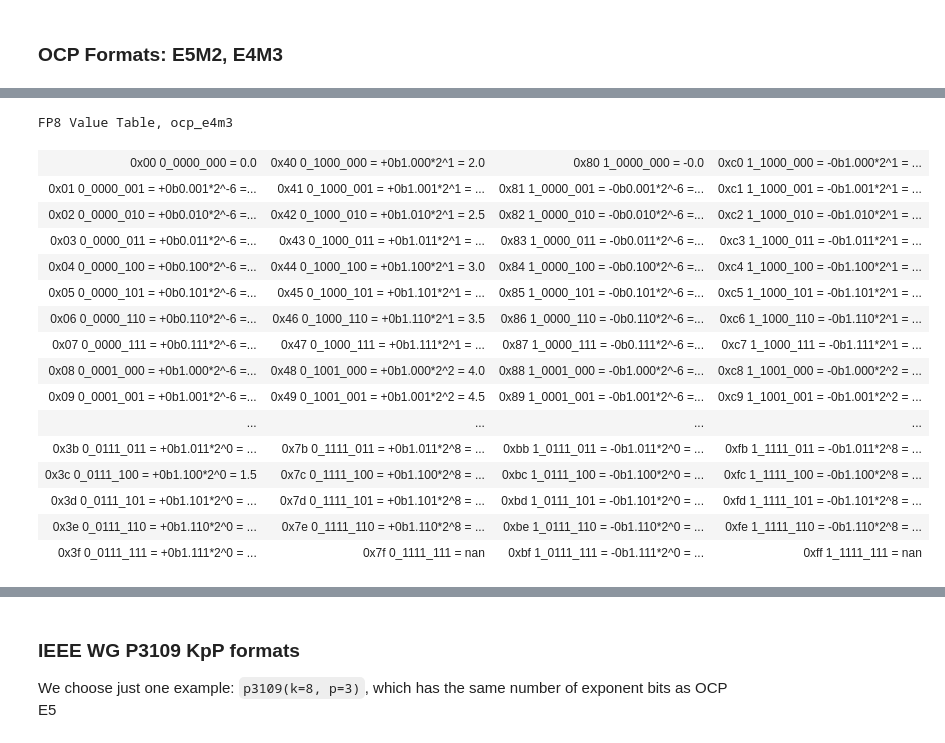
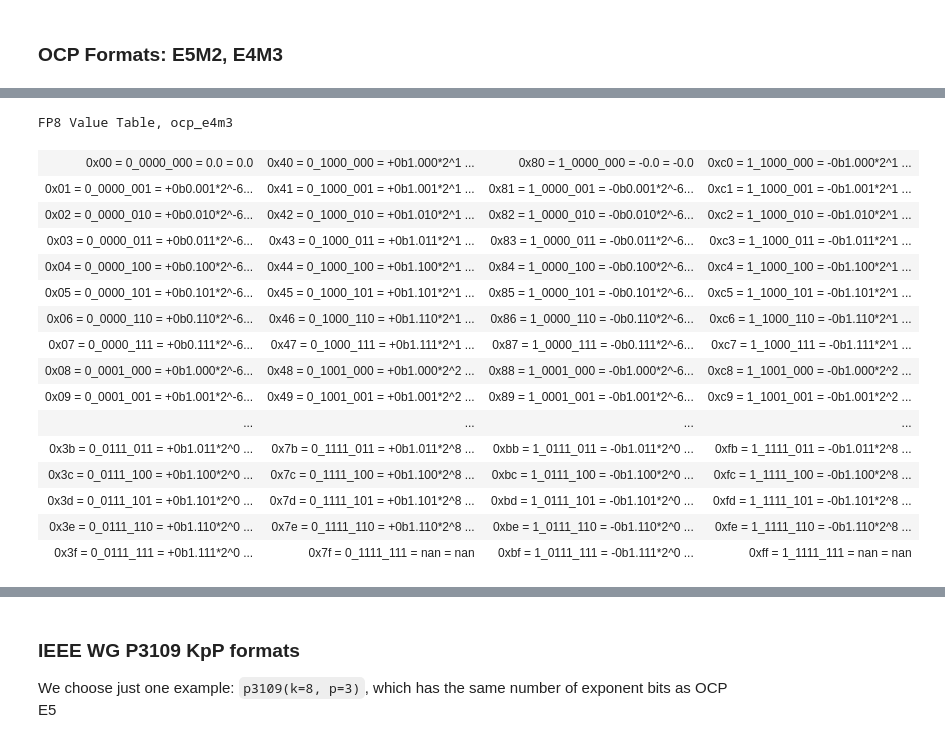
Before and after one commit to awf/gc-gfloat, a Jupyter notebook: docs/source/03-value-tables.ipynb, the cells around one changed output, grey strips where cells are left out. Drawn from its saved outputs; the diff is of its cells as text; code cells hidden in the pictures.

```diff
--- a/docs/source/03-value-tables.ipynb
+++ b/docs/source/03-value-tables.ipynb
@@ -457,20 +561,31 @@ FP8 Value Table, ocp_e5m2
 # %%
-HTML(mktbl(format_info_ocp_e4m3, cols=4, skip_rows=range(0x10, 0x30), vs_width=8, vs_d=5))
+HTML(
+    airdoc(
+        *mktbl(
+            Airium(),
+            format_info_ocp_e4m3,
+            skip_rows=range(0x10, 0x30),
+            cols=4,
+            width=8,
+            d=3,
+        )
+    )
+)
 # %% [output]
 FP8 Value Table, ocp_e4m3
-| 0x00 0_0000_000 = 0.0 | 0x40 0_1000_000 = +0b1.000*2^1 = 2.0 | 0x80 1_0000_000 = -0.0 | 0xc0 1_1000_000 = -0b1.000*2^1 = ... |
-| 0x01 0_0000_001 = +0b0.001*2^-6 =... | 0x41 0_1000_001 = +0b1.001*2^1 = ... | 0x81 1_0000_001 = -0b0.001*2^-6 =... | 0xc1 1_1000_001 = -0b1.001*2^1 = ... |
-| 0x02 0_0000_010 = +0b0.010*2^-6 =... | 0x42 0_1000_010 = +0b1.010*2^1 = 2.5 | 0x82 1_0000_010 = -0b0.010*2^-6 =... | 0xc2 1_1000_010 = -0b1.010*2^1 = ... |
-| 0x03 0_0000_011 = +0b0.011*2^-6 =... | 0x43 0_1000_011 = +0b1.011*2^1 = ... | 0x83 1_0000_011 = -0b0.011*2^-6 =... | 0xc3 1_1000_011 = -0b1.011*2^1 = ... |
-| 0x04 0_0000_100 = +0b0.100*2^-6 =... | 0x44 0_1000_100 = +0b1.100*2^1 = 3.0 | 0x84 1_0000_100 = -0b0.100*2^-6 =... | 0xc4 1_1000_100 = -0b1.100*2^1 = ... |
-| 0x05 0_0000_101 = +0b0.101*2^-6 =... | 0x45 0_1000_101 = +0b1.101*2^1 = ... | 0x85 1_0000_101 = -0b0.101*2^-6 =... | 0xc5 1_1000_101 = -0b1.101*2^1 = ... |
-| 0x06 0_0000_110 = +0b0.110*2^-6 =... | 0x46 0_1000_110 = +0b1.110*2^1 = 3.5 | 0x86 1_0000_110 = -0b0.110*2^-6 =... | 0xc6 1_1000_110 = -0b1.110*2^1 = ... |
-| 0x07 0_0000_111 = +0b0.111*2^-6 =... | 0x47 0_1000_111 = +0b1.111*2^1 = ... | 0x87 1_0000_111 = -0b0.111*2^-6 =... | 0xc7 1_1000_111 = -0b1.111*2^1 = ... |
-| 0x08 0_0001_000 = +0b1.000*2^-6 =... | 0x48 0_1001_000 = +0b1.000*2^2 = 4.0 | 0x88 1_0001_000 = -0b1.000*2^-6 =... | 0xc8 1_1001_000 = -0b1.000*2^2 = ... |
-| 0x09 0_0001_001 = +0b1.001*2^-6 =... | 0x49 0_1001_001 = +0b1.001*2^2 = 4.5 | 0x89 1_0001_001 = -0b1.001*2^-6 =... | 0xc9 1_1001_001 = -0b1.001*2^2 = ... |
+| 0x00 = 0_0000_000 = 0.0 = 0.0 | 0x40 = 0_1000_000 = +0b1.000*2^1 ... | 0x80 = 1_0000_000 = -0.0 = -0.0 | 0xc0 = 1_1000_000 = -0b1.000*2^1 ... |
+| 0x01 = 0_0000_001 = +0b0.001*2^-6... | 0x41 = 0_1000_001 = +0b1.001*2^1 ... | 0x81 = 1_0000_001 = -0b0.001*2^-6... | 0xc1 = 1_1000_001 = -0b1.001*2^1 ... |
+| 0x02 = 0_0000_010 = +0b0.010*2^-6... | 0x42 = 0_1000_010 = +0b1.010*2^1 ... | 0x82 = 1_0000_010 = -0b0.010*2^-6... | 0xc2 = 1_1000_010 = -0b1.010*2^1 ... |
+| 0x03 = 0_0000_011 = +0b0.011*2^-6... | 0x43 = 0_1000_011 = +0b1.011*2^1 ... | 0x83 = 1_0000_011 = -0b0.011*2^-6... | 0xc3 = 1_1000_011 = -0b1.011*2^1 ... |
+| 0x04 = 0_0000_100 = +0b0.100*2^-6... | 0x44 = 0_1000_100 = +0b1.100*2^1 ... | 0x84 = 1_0000_100 = -0b0.100*2^-6... | 0xc4 = 1_1000_100 = -0b1.100*2^1 ... |
+| 0x05 = 0_0000_101 = +0b0.101*2^-6... | 0x45 = 0_1000_101 = +0b1.101*2^1 ... | 0x85 = 1_0000_101 = -0b0.101*2^-6... | 0xc5 = 1_1000_101 = -0b1.101*2^1 ... |
+| 0x06 = 0_0000_110 = +0b0.110*2^-6... | 0x46 = 0_1000_110 = +0b1.110*2^1 ... | 0x86 = 1_0000_110 = -0b0.110*2^-6... | 0xc6 = 1_1000_110 = -0b1.110*2^1 ... |
+| 0x07 = 0_0000_111 = +0b0.111*2^-6... | 0x47 = 0_1000_111 = +0b1.111*2^1 ... | 0x87 = 1_0000_111 = -0b0.111*2^-6... | 0xc7 = 1_1000_111 = -0b1.111*2^1 ... |
+| 0x08 = 0_0001_000 = +0b1.000*2^-6... | 0x48 = 0_1001_000 = +0b1.000*2^2 ... | 0x88 = 1_0001_000 = -0b1.000*2^-6... | 0xc8 = 1_1001_000 = -0b1.000*2^2 ... |
+| 0x09 = 0_0001_001 = +0b1.001*2^-6... | 0x49 = 0_1001_001 = +0b1.001*2^2 ... | 0x89 = 1_0001_001 = -0b1.001*2^-6... | 0xc9 = 1_1001_001 = -0b1.001*2^2 ... |
 | ... | ... | ... | ... |
-| 0x3b 0_0111_011 = +0b1.011*2^0 = ... | 0x7b 0_1111_011 = +0b1.011*2^8 = ... | 0xbb 1_0111_011 = -0b1.011*2^0 = ... | 0xfb 1_1111_011 = -0b1.011*2^8 = ... |
-| 0x3c 0_0111_100 = +0b1.100*2^0 = 1.5 | 0x7c 0_1111_100 = +0b1.100*2^8 = ... | 0xbc 1_0111_100 = -0b1.100*2^0 = ... | 0xfc 1_1111_100 = -0b1.100*2^8 = ... |
-| 0x3d 0_0111_101 = +0b1.101*2^0 = ... | 0x7d 0_1111_101 = +0b1.101*2^8 = ... | 0xbd 1_0111_101 = -0b1.101*2^0 = ... | 0xfd 1_1111_101 = -0b1.101*2^8 = ... |
-| 0x3e 0_0111_110 = +0b1.110*2^0 = ... | 0x7e 0_1111_110 = +0b1.110*2^8 = ... | 0xbe 1_0111_110 = -0b1.110*2^0 = ... | 0xfe 1_1111_110 = -0b1.110*2^8 = ... |
-| 0x3f 0_0111_111 = +0b1.111*2^0 = ... | 0x7f 0_1111_111 = nan | 0xbf 1_0111_111 = -0b1.111*2^0 = ... | 0xff 1_1111_111 = nan |
+| 0x3b = 0_0111_011 = +0b1.011*2^0 ... | 0x7b = 0_1111_011 = +0b1.011*2^8 ... | 0xbb = 1_0111_011 = -0b1.011*2^0 ... | 0xfb = 1_1111_011 = -0b1.011*2^8 ... |
+| 0x3c = 0_0111_100 = +0b1.100*2^0 ... | 0x7c = 0_1111_100 = +0b1.100*2^8 ... | 0xbc = 1_0111_100 = -0b1.100*2^0 ... | 0xfc = 1_1111_100 = -0b1.100*2^8 ... |
+| 0x3d = 0_0111_101 = +0b1.101*2^0 ... | 0x7d = 0_1111_101 = +0b1.101*2^8 ... | 0xbd = 1_0111_101 = -0b1.101*2^0 ... | 0xfd = 1_1111_101 = -0b1.101*2^8 ... |
+| 0x3e = 0_0111_110 = +0b1.110*2^0 ... | 0x7e = 0_1111_110 = +0b1.110*2^8 ... | 0xbe = 1_0111_110 = -0b1.110*2^0 ... | 0xfe = 1_1111_110 = -0b1.110*2^8 ... |
+| 0x3f = 0_0111_111 = +0b1.111*2^0 ... | 0x7f = 0_1111_111 = nan = nan | 0xbf = 1_0111_111 = -0b1.111*2^0 ... | 0xff = 1_1111_111 = nan = nan |
```
Also changed, not shown: parts of 23 cells of this notebook, 14 other files.
